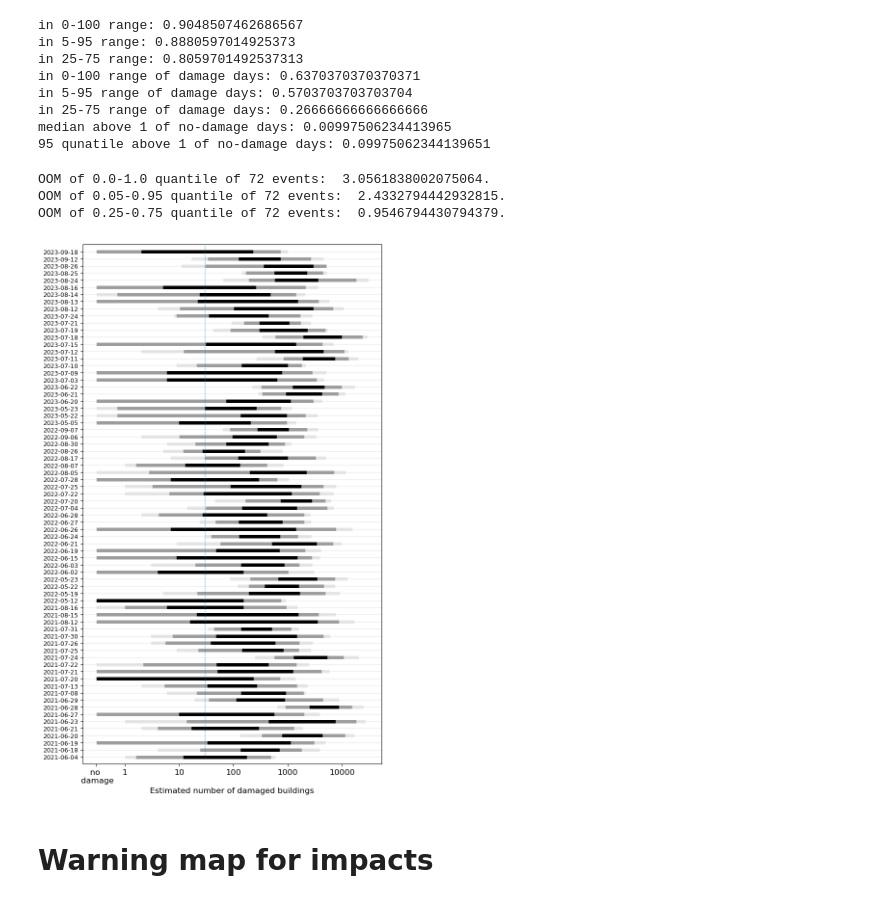
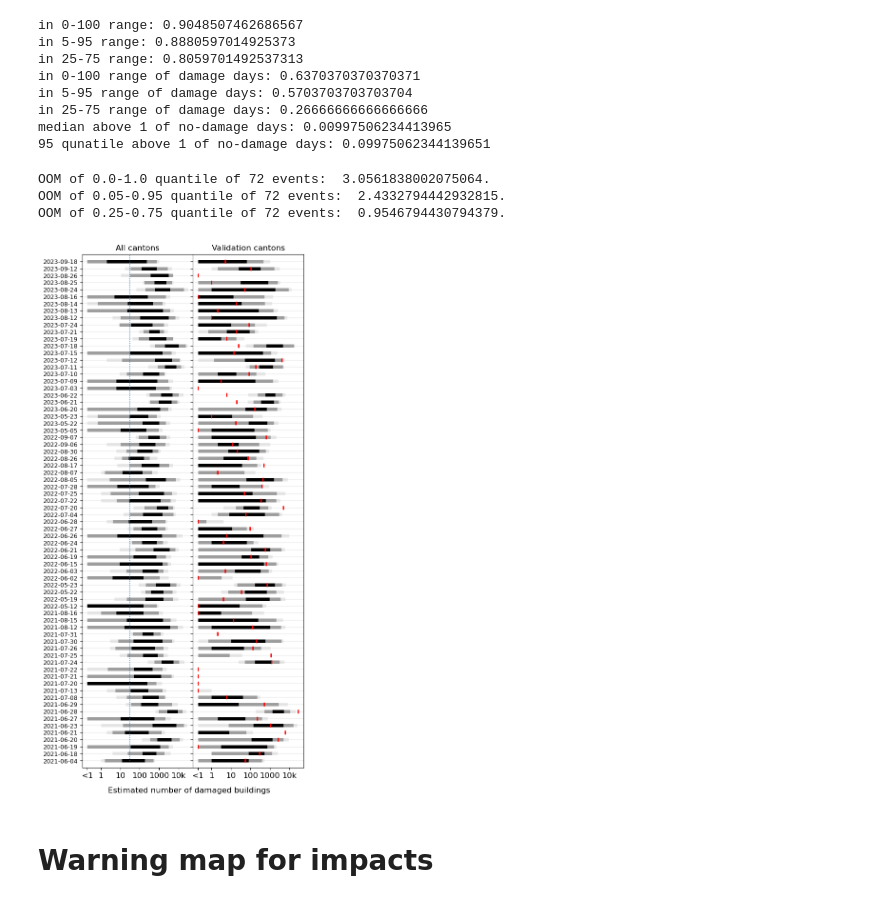
Before and after one commit to ValentinGebhart/impact_based_hail_forecasts_paper, a Jupyter notebook: impact_based_forecasts.ipynb, the cells around one changed output. Cells and saved outputs as stored; diff of their text form; code cells hidden in the pictures.

```diff
--- a/impact_based_forecasts.ipynb
+++ b/impact_based_forecasts.ipynb
@@ -235,9 +240,9 @@ in 25-75 range of damage days: 0.2702702702702703
 ##################################
 
 # compute aggreagted forecast for four cantons
-imp_cal_flex_4cantons = ImpactCalc(exp_n_build_4cantons, impfset_flex, haz).impact()
-imp_cal_flex_Q05_4cantons = ImpactCalc(exp_n_build_4cantons, impfset_flex_Q05, haz).impact()
-imp_cal_flex_Q95_4cantons = ImpactCalc(exp_n_build_4cantons, impfset_flex_Q95, haz).impact()
+imp_cal_flex_4cantons = ImpactCalc(exp_n_build_4cantons, impfset_flex, haz).impact(assign_centroids=False)
+imp_cal_flex_Q05_4cantons = ImpactCalc(exp_n_build_4cantons, impfset_flex_Q05, haz).impact(assign_centroids=False)
+imp_cal_flex_Q95_4cantons = ImpactCalc(exp_n_build_4cantons, impfset_flex_Q95, haz).impact(assign_centroids=False)
 dmgs_mod_4cantons = imp_cal_flex_4cantons.at_event.reshape(-1, n_members)
 dmgs_mod_Q05_4cantons = imp_cal_flex_Q05_4cantons.at_event.reshape(-1, n_members)
 dmgs_mod_Q95_4cantons = imp_cal_flex_Q95_4cantons.at_event.reshape(-1, n_members)
@@ -273,37 +278,49 @@ median above 1 of no-damage days: 0.00997506234413965
 # %%
 #############################
 ### OOM largest forecasts ###
 #############################
 
 # compute all nation-wide impact forecasts
-imp_cal_flex = ImpactCalc(exp_n_build, impfset_flex, haz).impact(save_mat=True)
-imp_cal_flex_Q05 = ImpactCalc(exp_n_build, impfset_flex_Q05, haz).impact(save_mat=True)
-imp_cal_flex_Q95 = ImpactCalc(exp_n_build, impfset_flex_Q95, haz).impact(save_mat=True)
+imp_cal_flex = ImpactCalc(exp_n_build, impfset_flex, haz).impact(save_mat=True, assign_centroids=False)
+imp_cal_flex_Q05 = ImpactCalc(exp_n_build, impfset_flex_Q05, haz).impact(save_mat=True, assign_centroids=False)
+imp_cal_flex_Q95 = ImpactCalc(exp_n_build, impfset_flex_Q95, haz).impact(save_mat=True, assign_centroids=False)
 dmgs_mod = imp_cal_flex.at_event.reshape(-1, n_members)
 dmgs_mod_Q05 = imp_cal_flex_Q05.at_event.reshape(-1, n_members)
 dmgs_mod_Q95 = imp_cal_flex_Q95.at_event.reshape(-1, n_members)
 dmgs_combined_ch = np.concatenate((dmgs_mod, dmgs_mod_Q05, dmgs_mod_Q95), axis = 1)
 
 # choose selection of largest forecasts
-threshold_prediction=.3 # minimal impact for plotting purposes
+threshold_prediction=.2 # minimal impact for plotting purposes
 OOM_threhsold=30 # minimal number of buildings for filtering large forecasts
 q_selection=.5 # qunatile to filter large forecasts
 estimated_large, dates_large, reported_large = utils.select_large_forecasts(
     dmgs_combined_ch, date_list, OOM_threhsold, q_selection, reported_values=None
 )
 
+# get estimates and reported values for large forecasts in selected dates
+mask_dates_large = np.array([date in dates_large for date in date_list])
+dmg_observed_4cantons_large_dates = dmg_observed_4cantons[mask_dates_large]
+dmg_modelled_4cantons_large_dates = dmgs_combined_4cantons[mask_dates_large]
+
 # print median spreads
 for q_min, q_max in [(0.,1.), (.05, .95), (.25,.75)]:
     print(f"OOM of {q_min}-{q_max} quantile of {estimated_large.shape[0]} events: ",
         f"{np.median(utils.ensemble_spread_OOM(estimated_large, q_min, q_max, threshold_values=threshold_prediction))}.")
 
-# plot ensemble spreads
-fig = u_plot.plot_ranges_largest_forecasts(estimated_large, dates_large, OOM_threhsold, threshold_prediction, reported_large)
+# plot ensemble spreads for whole CH without reported values
+# fig = u_plot.plot_ranges_largest_forecasts(estimated_large, dates_large, OOM_threhsold, threshold_prediction, reported_large)
+
+# plot ensemble spreads for whole CH and 4 cantons with reported values
+fig = u_plot.plot_ranges_largest_forecasts_ch_and_cantons(
+    estimated_large, dates_large, OOM_threhsold, threshold_prediction,
+    dmg_modelled_4cantons_large_dates, dmg_observed_4cantons_large_dates
+)
+# fig.savefig(f"{dir_plots}/OOM_range_forecasts_ch_and_validation.png", bbox_inches='tight')
 # %% [output]
 OOM of 0.0-1.0 quantile of 72 events:  3.0561838002075064.
 OOM of 0.05-0.95 quantile of 72 events:  2.4332794442932815.
 OOM of 0.25-0.75 quantile of 72 events:  0.9546794430794379.
-[figure, old version]
+[figure, new version]
 # %% [markdown]
 # Warning map for impacts
 # %%
```
Also changed, not shown: parts of 5 cells of this notebook, 4 other files.
